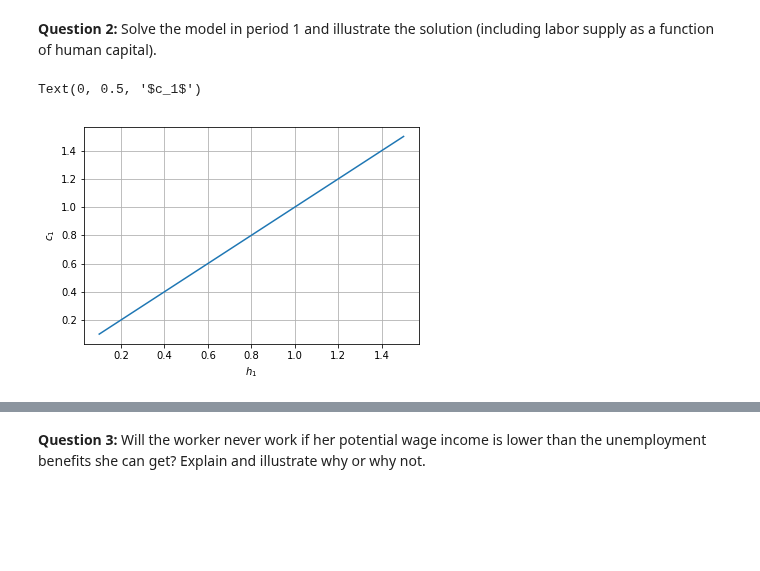
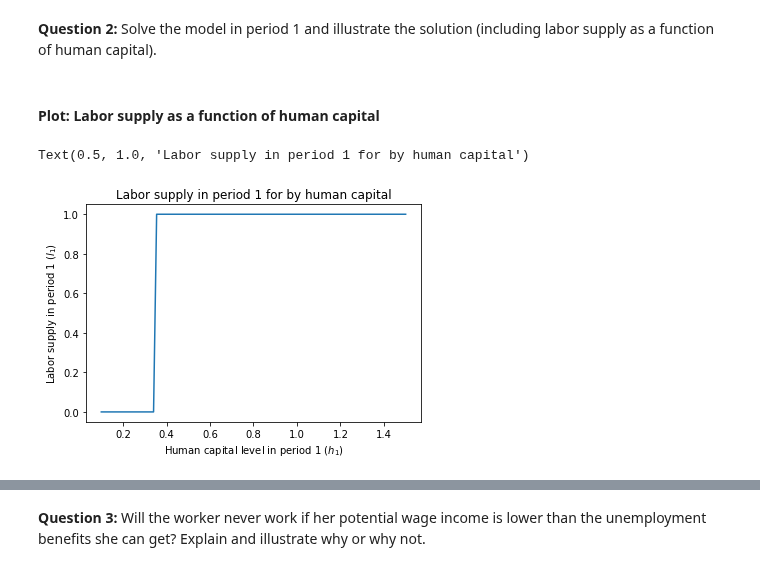
Before and after one commit to NumEconCopenhagen/projects-2019-wms, a Jupyter notebook: examproject/exam_2019.ipynb, the cells around one changed output, grey strips where cells are left out. Saved outputs shown, nothing was run; the diff lists cells and outputs as text; code cells hidden in the pictures; blank space fills up the shorter version.

```diff
--- a/examproject/exam_2019.ipynb
+++ b/examproject/exam_2019.ipynb
@@ -179,46 +222,39 @@ Text(0, 0.5, '$c_2$')
 # %%
 # Define the functions to solve the model
 
-def get_solution_period_one(rho, gamma, Delta, v1, v2_interp, l1):
+def get_solution_period_one(rho, gamma, beta, Delta, v2_interp, w, b):
 
     # first we define the grids'
     h1_vec = np.linspace(0.1,1.5,100)
     v1_vec = np.empty(100) # this is just empty for now
-    c1_vec = np.empty(100) # this is just empty for now
-
+    l1_vec = np.empty(100) # this is just empty for now
+    v1_vec_b = np.empty(100)
 
     #next, we solve the model for each h2 value in the grid above
     for i, h1 in enumerate(h1_vec):
+        if v1(rho, gamma, beta, Delta, v2_interp, w, b, h1, l1=1) > v1(rho, gamma, beta, Delta, v2_interp, w, b, h1, l1=0):
+            v1_vec[i] = v1(rho, gamma, beta, Delta, v2_interp, h1, w, b, l1 = 1)
+            l1_vec[i] = 1
+        else:
+            v1_vec[i] = v1(rho, gamma, beta, Delta, v2_interp, h1, w, b, l1 = 0)
+            l1_vec[i] = 0
+        v1_vec_b[i] = utility(c = b, rho = rho) + beta*utility(c = b, rho = rho)
 
-        # The objective to solve
-        objective = lambda c1: -v1(c1, h1, rho, gamma, beta, Delta, v2_interp, l1)
-
-        # define an initial value to optimize
-        x0 = h1/2
-
-        #Optimize (by minimizing) and store the result
-        result = optimize.minimize_scalar(objective, x0, method='bounded',bounds=[0.1, h1]) #Here the bounds are the min in h_vec linspace
-
-        #Save the results
-        v1_vec[i] = -result.fun
-        c1_vec[i] = result.x
-
-    return h1_vec,v1_vec,c1_vec
+    return h1_vec,v1_vec,l1_vec, v1_vec_b
 # %%
 # solve period one
-
-h1_vec,v1_vec,c1_vec = get_solution_period_one(rho, gamma, Delta, v1, v2_interp, l1 = 0)
+h1_vec,v1_vec,l1_vec, v1_vec_b = get_solution_period_one(rho, gamma, beta, Delta, v2_interp, w, b)
+# %% [markdown]
+#### Plot: Labor supply as a function of human capital
 # %%
 # c. plot
 fig = plt.figure()
 ax = fig.add_subplot(1,1,1)
-ax.plot(h1_vec,c1_vec)
-ax.grid()
-ax.set_xlabel('$h_1$')
-ax.set_ylabel('$c_1$')
-#ax.set_title('consumption function in period 1')
-#ax.set_xlim([0,4])
-#ax.set_ylim([0,2.5]);
+ax.plot(h1_vec,l1_vec)
+#ax.grid()
+ax.set_xlabel('Human capital level in period 1 ($h_1$)')
+ax.set_ylabel('Labor supply in period 1 ($l_1$)')
+ax.set_title('Labor supply in period 1 for by human capital')
 # %% [output]
-Text(0, 0.5, '$c_1$')
+Text(0.5, 1.0, 'Labor supply in period 1 for by human capital')
-[figure, old version]
+[figure, new version]
```
Also changed, not shown: parts of 26 cells of this notebook.
